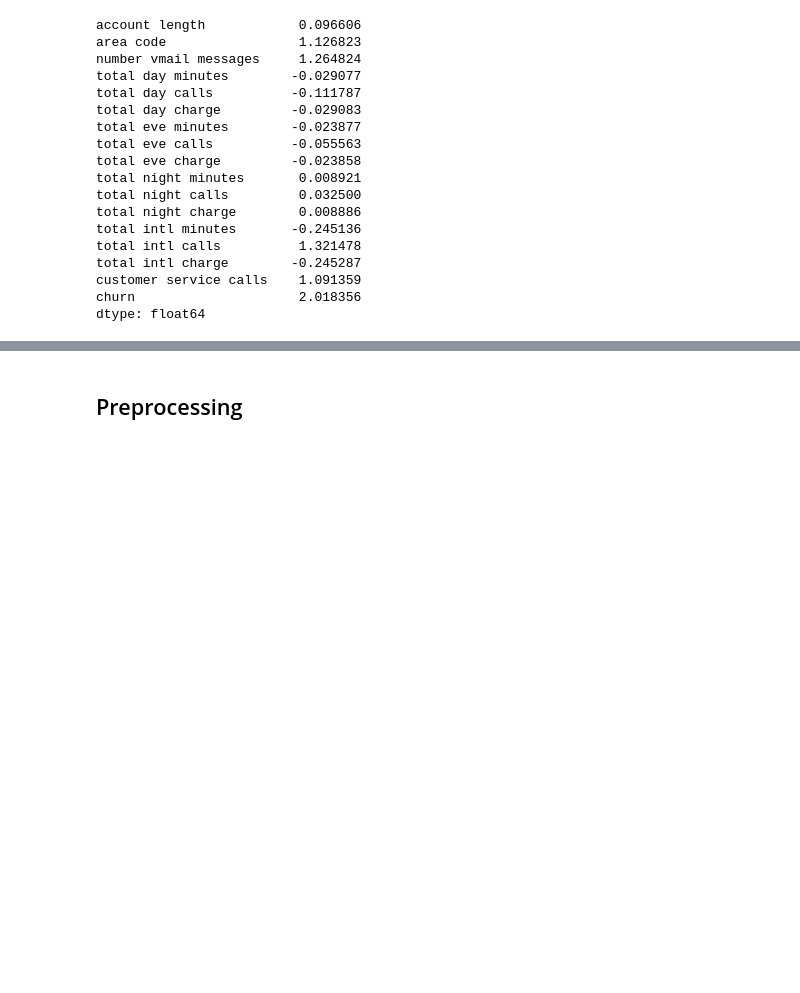
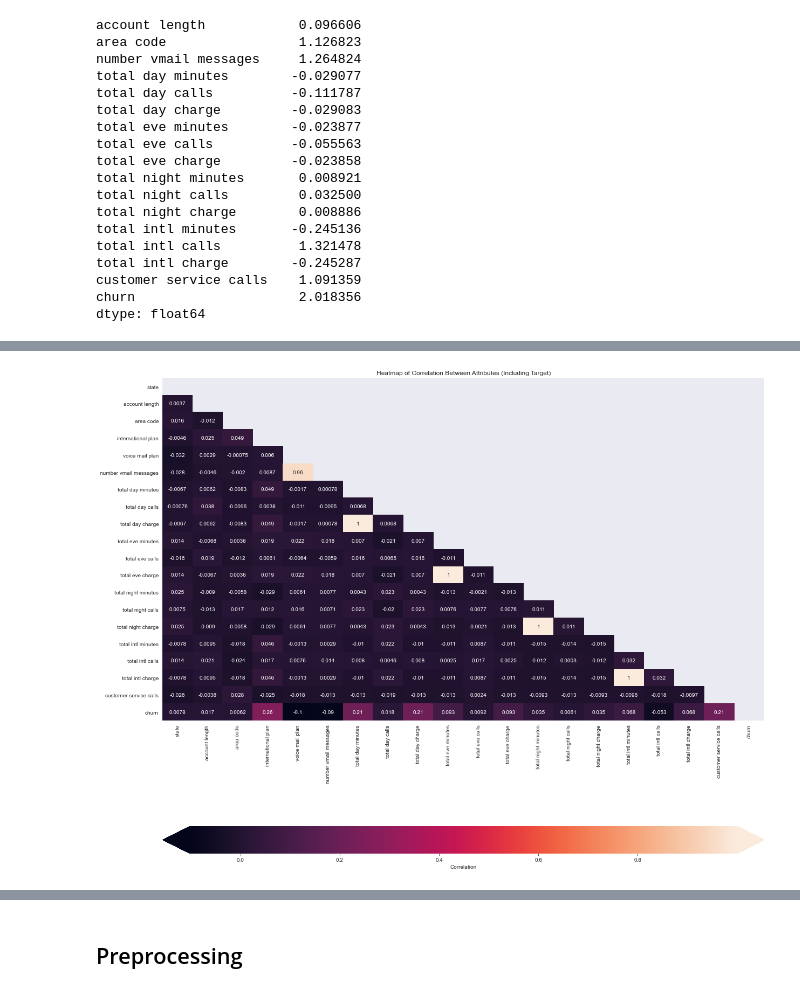
Before and after one commit to oscar066/Phase_3_project, a Jupyter notebook: index.ipynb, the cells around one changed output, grey strips where cells are left out. Drawn from its saved outputs; the diff is of its cells as text; code cells hidden in the pictures; blank space fills up the shorter version.

```diff
--- a/index.ipynb
+++ b/index.ipynb
@@ -336,0 +316,23 @@ df.corr()
+# %%
+corr = df.corr()
+
+# Set up figure and axes
+fig, ax = plt.subplots(figsize=(20, 18))
+sns.heatmap(
+    # Specifies the data to be plotted
+    data=corr,
+    # The mask means we only show half the values instead of showing duplicates.
+    mask=np.triu(np.ones_like(corr, dtype=bool)),
+    # Specifies that we should use the existing axes
+    ax=ax,
+    # Specifies that we want labels, not just colors
+    annot=True,
+    # Customizes colorbar appearance
+    cbar_kws={"label": "Correlation", "orientation": "horizontal", "pad": .2, "extend": "both"}
+)
+
+# Customize the plot appearance
+ax.set_title("Heatmap of Correlation Between Attributes (Including Target)");
+fig.savefig("correlation_chart.png")
+# %% [output]
+[figure, added]
```
Also changed, not shown: parts of 5 cells of this notebook, 1 other file.
